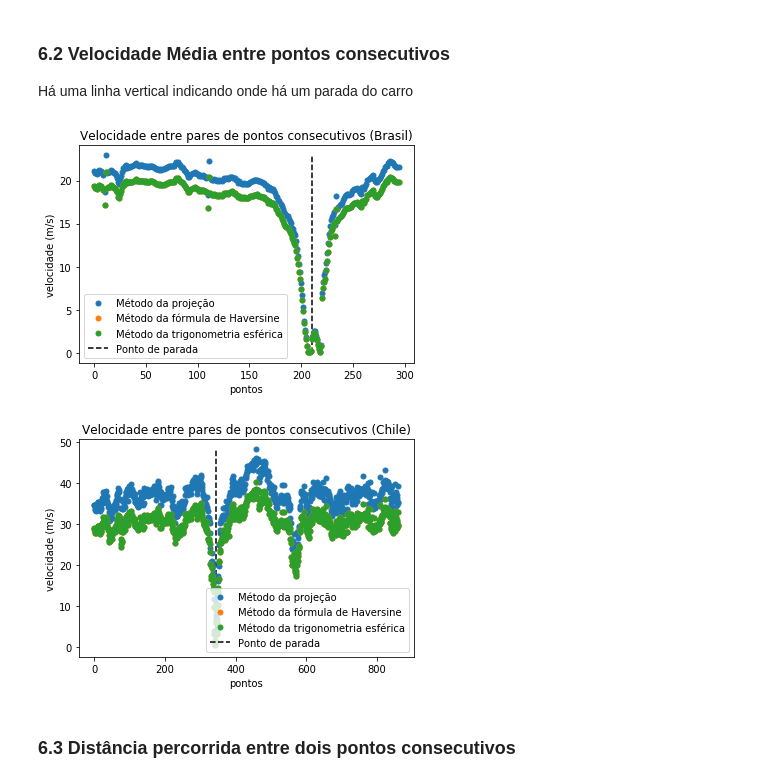
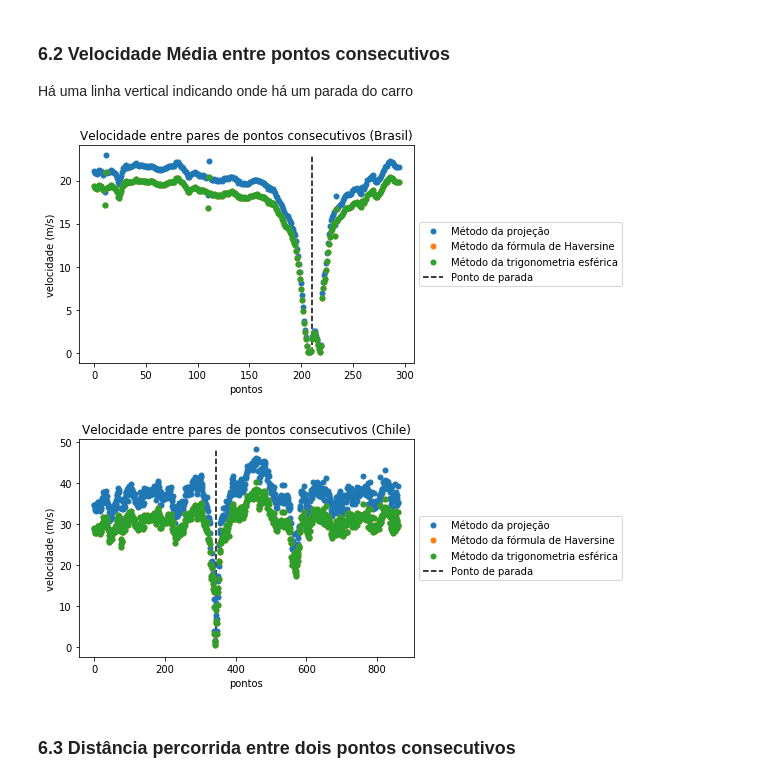
Before and after one commit to likury/EP1Modelagem, a Jupyter notebook: EP1.ipynb, the cells around one changed output. Cells and saved outputs as stored; diff of their text form; code cells hidden in the pictures.

Commit message:
fixed velocity legend graph

```diff
--- a/EP1.ipynb
+++ b/EP1.ipynb
@@ -402,18 +402,18 @@ Há uma linha vertical indicando onde há um parada do carro
 # %%
 x = indexes0lBrasil
 title = "Velocidade entre pares de pontos consecutivos (Brasil)"
 ylab = "velocidade (m/s)"
 xlab = "pontos"
-plots(x, v_ysBrasil, title, xlab, ylab, labels, 210, False, local = "lower left")
+plots(x, v_ysBrasil, title, xlab, ylab, labels, 210, False, local = "center left")
 
 x = indexes0lChile
 title = "Velocidade entre pares de pontos consecutivos (Chile)"
 ylab = "velocidade (m/s)"
 xlab = "pontos"
-plots(x, v_ysChile, title, xlab, ylab, labels, 345, False, local = "lower right")
+plots(x, v_ysChile, title, xlab, ylab, labels, 345, False, local = "center left")
 # %% [output]
-[figure, old version]
+[figure, new version]
-[figure, old version]
+[figure, new version]
 # %% [markdown]
 ### 6.3 Distância percorrida entre dois pontos consecutivos
 # %%
```
Also changed, not shown: parts of 2 cells of this notebook.
